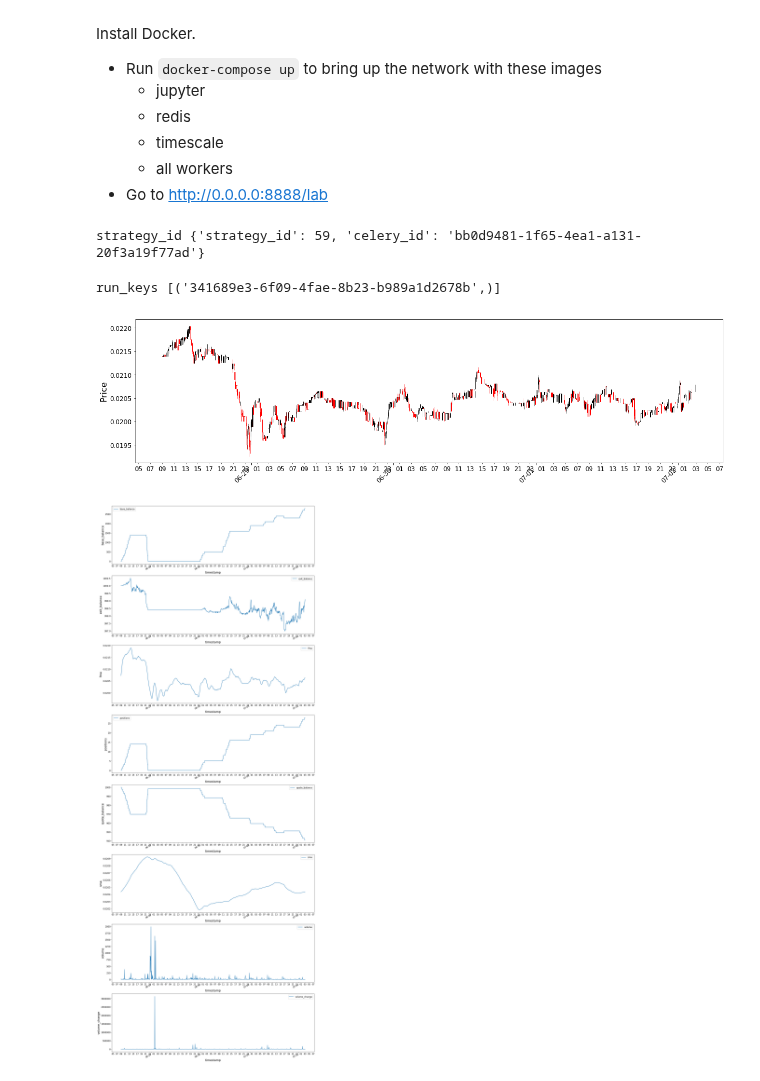
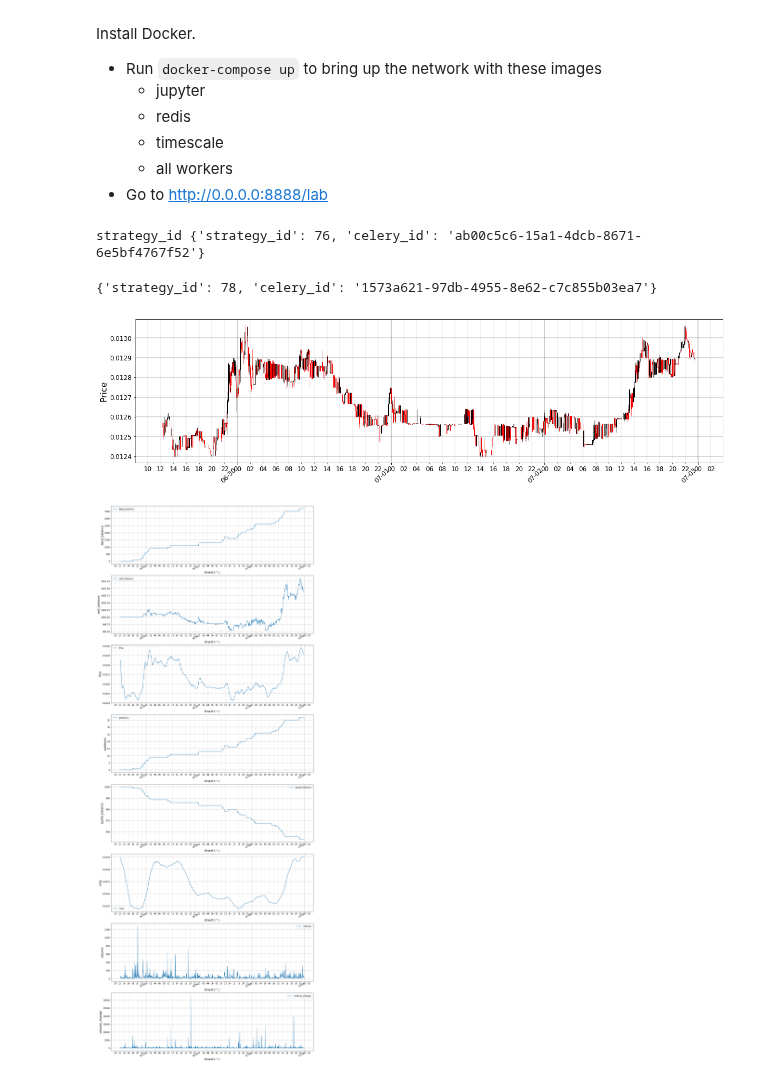
Before and after one commit to eristoddle/KryptoBot, a Jupyter notebook: notebooks/t2_strategies.ipynb, the cells around one changed output. Saved outputs shown, nothing was run; the diff lists cells and outputs as text; code cells hidden in the pictures.

Commit message:
better charts

```diff
--- a/notebooks/t2_strategies.ipynb
+++ b/notebooks/t2_strategies.ipynb
@@ -44,7 +44,7 @@ params = {
     'default': {
         'interval': '5m',
         'exchange': 'bittrex',
-        'base_currency': 'XMR',
+        'base_currency': 'ZEC',
         'quote_currency': 'BTC',
         'is_simulated': True,
     },
@@ -71,6 +71,8 @@ params = {
 
 strategy_id = manager.run_strategy(params)
 print('strategy_id', strategy_id)
+# %% [output]
+strategy_id {'strategy_id': 76, 'celery_id': 'ab00c5c6-15a1-4dcb-8671-6e5bf4767f52'}
 # %%
 from os import getcwd
 from kryptobot.portfolio.manager import Manager
@@ -84,7 +86,7 @@ params = {
     'default': {
         'interval': '5m',
         'exchange': 'bittrex',
-        'base_currency': 'XMR',
+        'base_currency': 'LTC',
         'quote_currency': 'BTC',
         'is_simulated': True,
 #         'start': '2017-06-15',
@@ -94,49 +96,48 @@ params = {
         'capital_base': 1000,
         'order_quantity': 100,
         'position_limit': 1000,
-        'profit_target_percentage': 1.2,
-        'fixed_stoploss_percentage': .95,
-        'trailing_stoploss_percentage': .90
+        'profit_target_percentage': 1.05,
+        'fixed_stoploss_percentage': .96,
+        'trailing_stoploss_percentage': .98
     },
     'custom': {
         'short_window': 12,
-        'long_window': 288,
+        'long_window': 60,
+#         'short_window': 12,
+#         'long_window': 120,
     },
     'portfolio': {
         'name': 'default'
     }
 }
 
-strategy_id = manager.run_strategy(params)
-print('strategy_id', strategy_id)
+details = manager.run_strategy(params)
+print(details)
 # %% [output]
-strategy_id {'strategy_id': 59, 'celery_id': 'bb0d9481-1f65-4ea1-a131-20f3a19f77ad'}
+{'strategy_id': 78, 'celery_id': '1573a621-97db-4955-8e62-c7c855b03ea7'}
 # %%
 # TODO: This does not work for stopping it
-manager.stop_strategy('bb0d9481-1f65-4ea1-a131-20f3a19f77ad')
-run_keys = manager.get_strategy_run_keys(59)
-print('run_keys', run_keys)
+# manager.stop_strategy('bb0d9481-1f65-4ea1-a131-20f3a19f77ad')
-# %% [output]
-run_keys [('341689e3-6f09-4fae-8b23-b989a1d2678b',)]
 # %%
 from os import getcwd
 from kryptobot.portfolio.manager import Manager
 
 config = getcwd() + '/config.json'
 manager = Manager(config=config)
 %matplotlib inline
 
-run_key = '341689e3-6f09-4fae-8b23-b989a1d2678b'
+run_keys = manager.get_strategy_run_keys(78)
+run_key = run_keys[-1]
 
 # Dataframe
 # results = manager.get_results(run_key)
 # results.tail(100)
 
 # Candlestick Data
 manager.show_candle_chart(run_key)
 
 # Indicator Data
 manager.show_indicator_charts(run_key)
 # %% [output]
-[figure, old version]
+[figure, new version]
-[figure, old version]
+[figure, new version]
```
Also changed, not shown: parts of 1 cell of this notebook, 2 other files.
